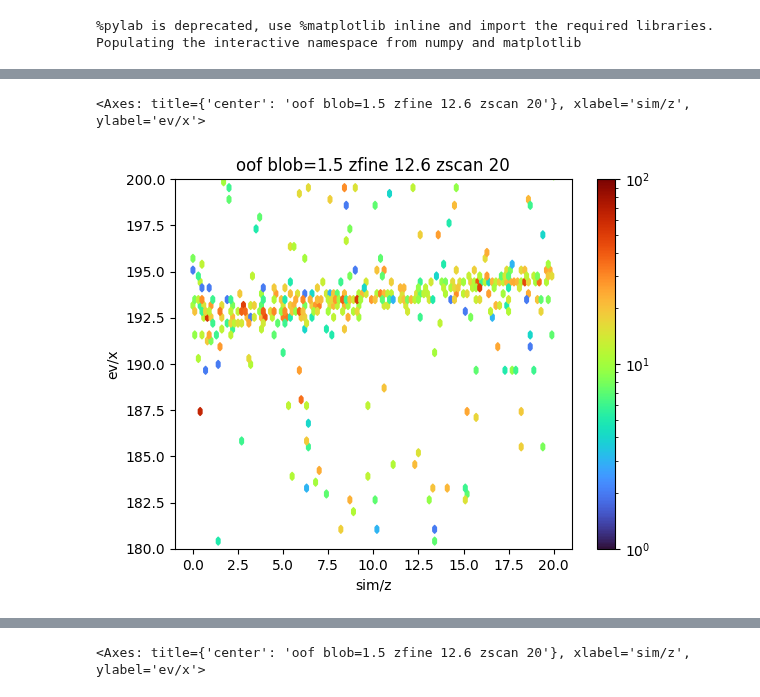
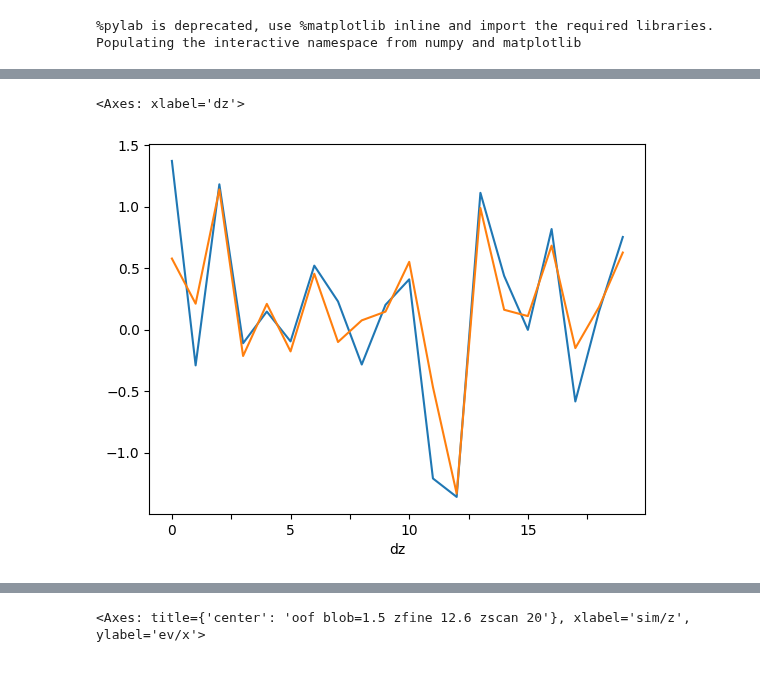
Before and after one commit to TsvikiHirsh/G4LumaCam, a Jupyter notebook: notebooks/read_merge_results.ipynb, the cells around one changed output, grey strips where cells are left out. Cells and saved outputs as stored; diff of their text form; code cells hidden in the pictures.

```diff
--- a/notebooks/read_merge_results.ipynb
+++ b/notebooks/read_merge_results.ipynb
@@ -45,8 +36,0 @@ len(fnames)
-# %%
-fig, ax = subplots(7,3,figsize=(8,8),sharex=True,sharey=True)
-ax = ravel(ax)
-for i,name in enumerate(fnames[:45]):
-    oof = read_merged(name)
-    name = name.split("zfine_")[-1]
-    oof.plot.hexbin(x="sim/z",y="ev/Δx",bins="log",ylim=(-20,20),gridsize=(100,500),cmap="turbo",ax=ax[i],title=name,xlabel="",ylabel="")
-    # inf = read_merged("archive/openbeam_ptb_1e5/in_focus/")
@@ -73,9 +36,0 @@ oof.plot.hexbin(x='sim/z', y='ev/Δx', bins='log',
-# %%
-oof = read_merged("archive/sidebeam_ptb_n1e4/gprob_inf/zscan_30/")
-# %%
-oof.plot.hexbin(x='sim/z', y='ev/x',bins="log",vmin=1,vmax=100,
-                   ylim=(180, 200),
-                gridsize=(100, 400), cmap='turbo',title="oof blob=1.5 zfine 12.6 zscan 20")
-# %% [output]
-<Axes: title={'center': 'oof blob=1.5 zfine 12.6 zscan 20'}, xlabel='sim/z', ylabel='ev/x'>
-[figure, removed]
@@ -82 +110,7 @@ oof.plot.hexbin(x='sim/z', y='ev/x',bins="log",vmin=1,vmax=100,
+# %%
+inf.groupby("dz")['ev/Δx'].mean().plot()
+oof.groupby("dz")['ev/Δx'].mean().plot(ax=gca())
+# %% [output]
+<Axes: xlabel='dz'>
+[figure, added]
 # %%
```
Also changed, not shown: parts of 9 cells of this notebook, 1 other file.
